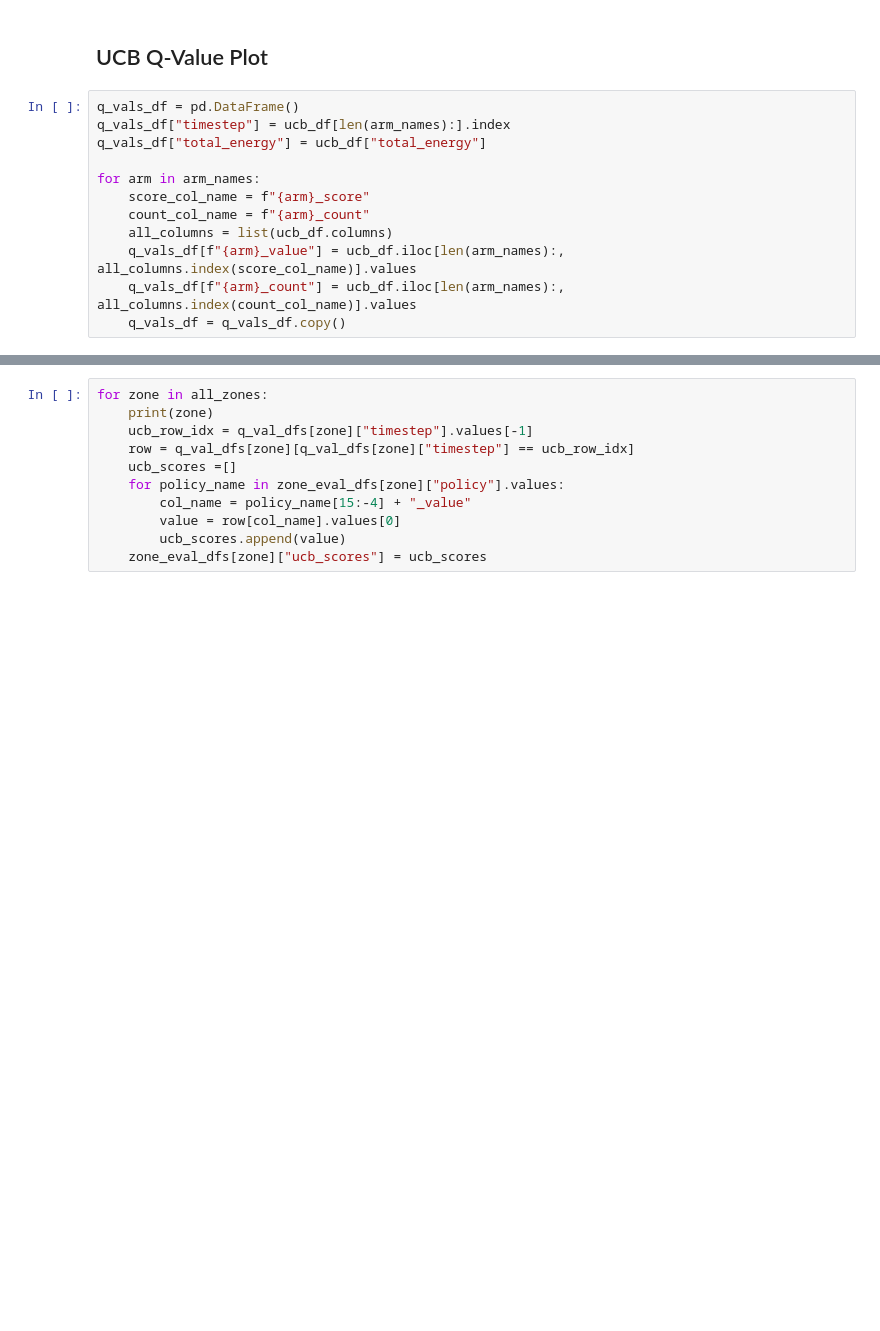
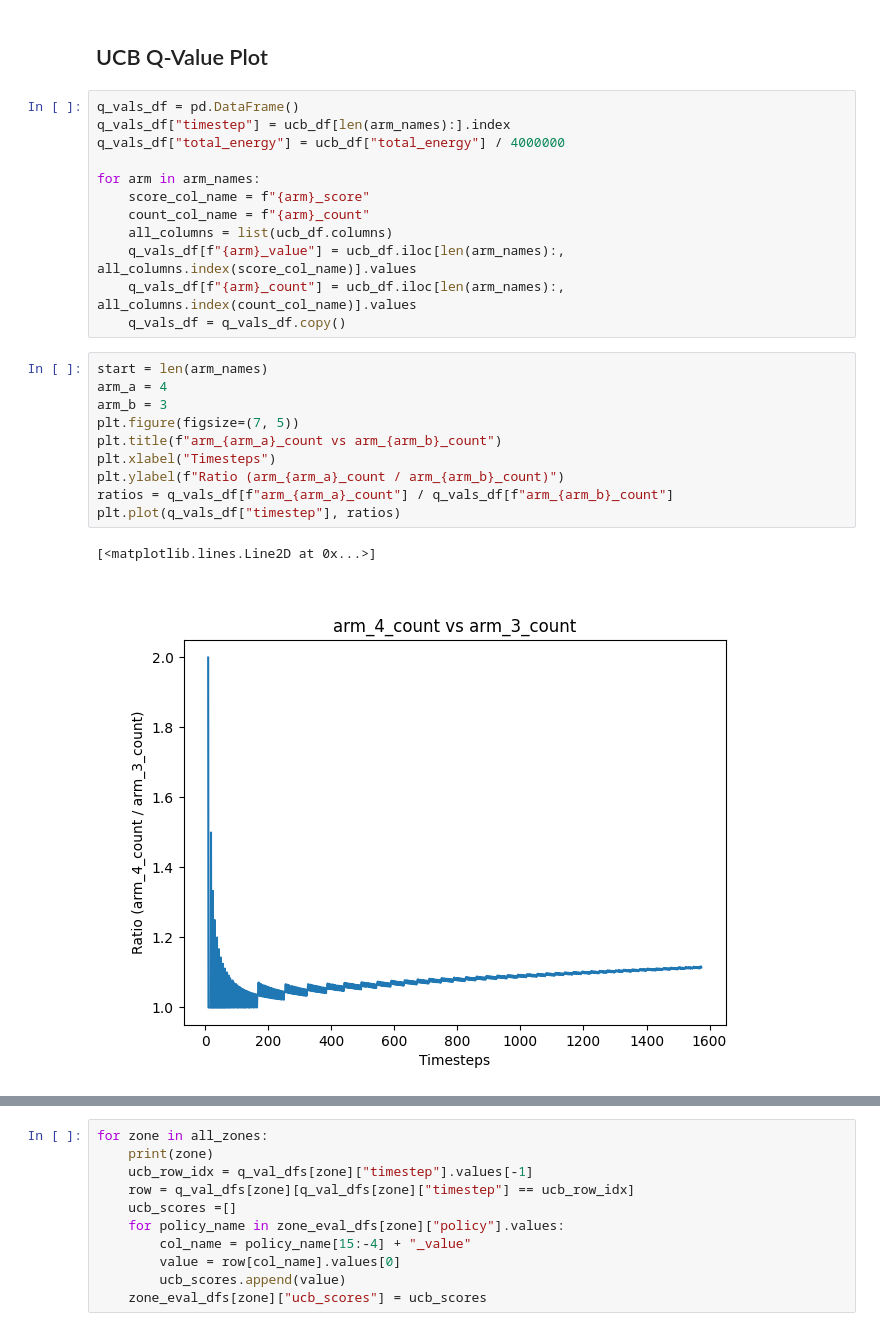
Before and after one commit to sustainable-computing/building-MARL, a Jupyter notebook: studies/UCB_PolicySelection_Analysis-Copy1.ipynb, the cells around one changed output, grey strips where cells are left out. Drawn from its saved outputs; the diff is of its cells as text; blank space fills up the shorter version.

```diff
--- a/studies/UCB_PolicySelection_Analysis-Copy1.ipynb
+++ b/studies/UCB_PolicySelection_Analysis-Copy1.ipynb
@@ -40,7 +41,7 @@ num_policies = len(arm_names)
 # %%
 q_vals_df = pd.DataFrame()
 q_vals_df["timestep"] = ucb_df[len(arm_names):].index
-q_vals_df["total_energy"] = ucb_df["total_energy"]
+q_vals_df["total_energy"] = ucb_df["total_energy"] / 4000000
 
 for arm in arm_names:
     score_col_name = f"{arm}_score"
@@ -49,3 +50,16 @@ for arm in arm_names:
     q_vals_df[f"{arm}_value"] = ucb_df.iloc[len(arm_names):, all_columns.index(score_col_name)].values
     q_vals_df[f"{arm}_count"] = ucb_df.iloc[len(arm_names):, all_columns.index(count_col_name)].values
     q_vals_df = q_vals_df.copy()
+# %%
+start = len(arm_names)
+arm_a = 4
+arm_b = 3
+plt.figure(figsize=(7, 5))
+plt.title(f"arm_{arm_a}_count vs arm_{arm_b}_count")
+plt.xlabel("Timesteps")
+plt.ylabel(f"Ratio (arm_{arm_a}_count / arm_{arm_b}_count)")
+ratios = q_vals_df[f"arm_{arm_a}_count"] / q_vals_df[f"arm_{arm_b}_count"]
+plt.plot(q_vals_df["timestep"], ratios)
+# %% [output]
+[<matplotlib.lines.Line2D at 0x...>]
+[figure, added]
```
Also changed, not shown: parts of 9 cells of this notebook, 4 other files.
